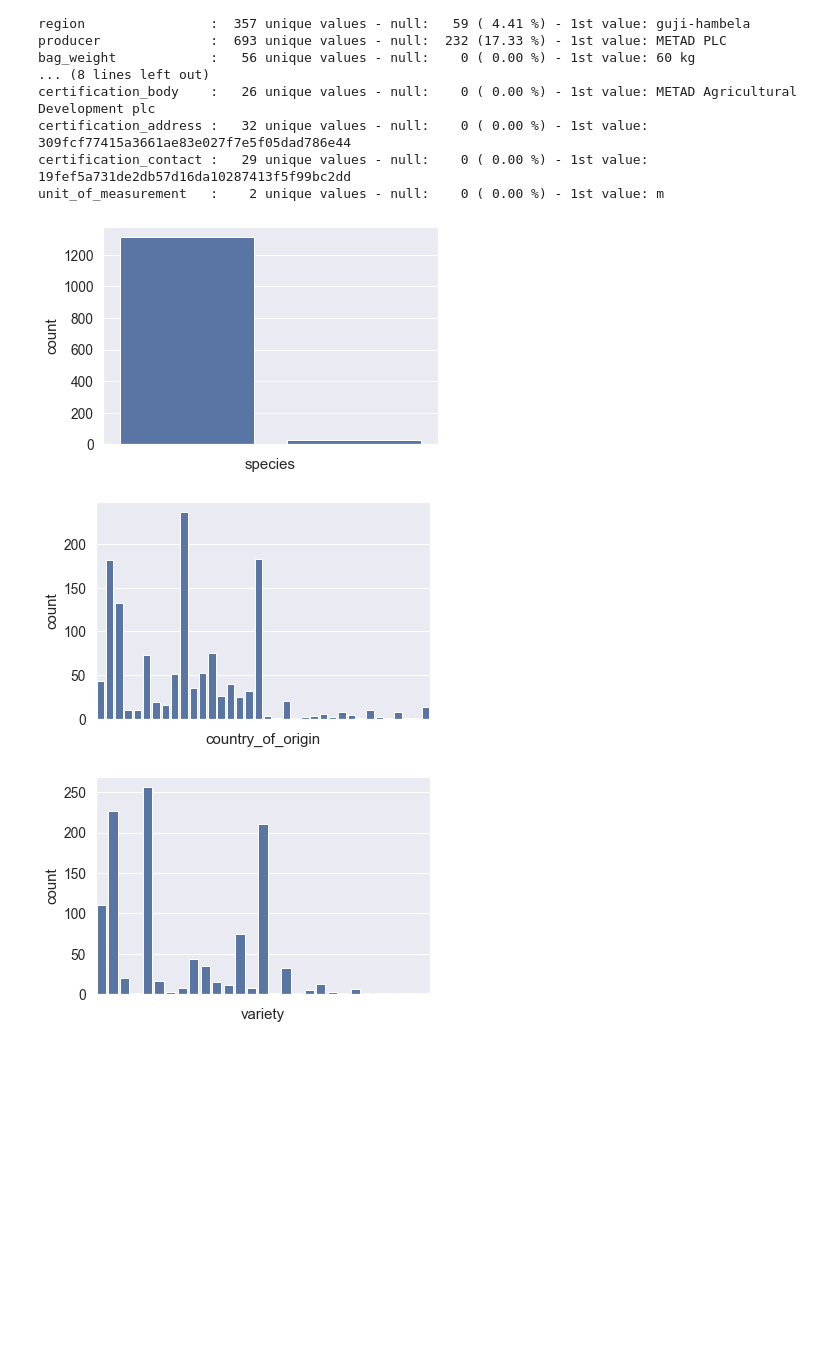
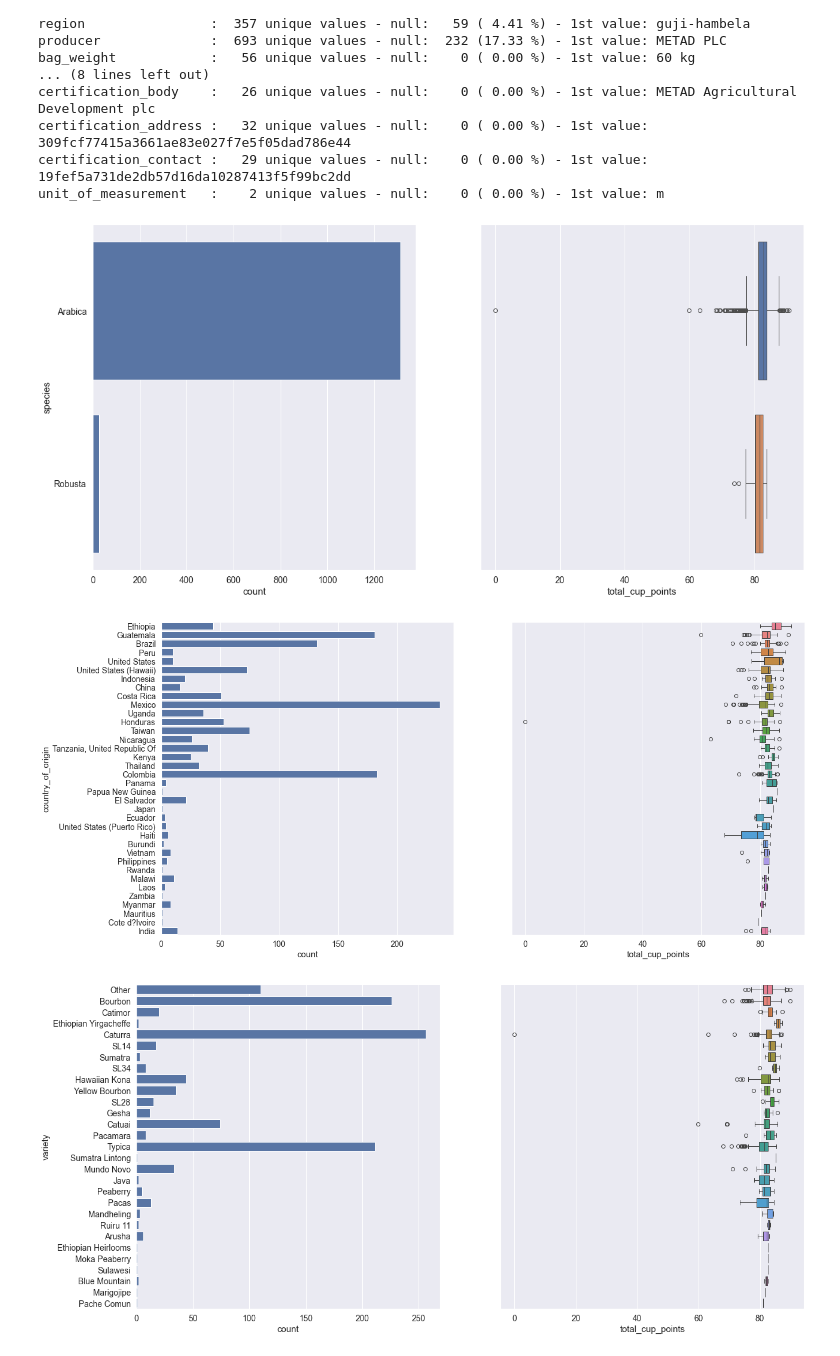
Before and after one commit to wlafargue/CoffeeQuality_ML-Prediction, a Jupyter notebook: Coffee_Quality.ipynb, the cells around one changed output. Cells and saved outputs as stored; diff of their text form; code cells hidden in the pictures; blank space fills up the shorter version.

```diff
--- a/Coffee_Quality.ipynb
+++ b/Coffee_Quality.ipynb
@@ -346,11 +346,12 @@ unit_of_measurement   :    2 unique values - null:    0 ( 0.00 %) - 1st value: m
 # %%
 cat_feat = ['species', 'country_of_origin', 'variety', 'processing_method', 'color']
 
 for f, feat in enumerate(cat_feat):
-    ax = sns.countplot(data=df, x=feat)
-    ax.set_xticklabels([])
+    fig, axs = plt.subplots(1, 2, figsize=(20,10), sharey=True)
+    sns.countplot(data=df, y=feat, ax=axs[0], orient='y')
+    sns.boxplot(data=df, x='total_cup_points', y=feat, hue=feat, ax=axs[1], legend=False)
     plt.show()
 # %% [output]
-[figure, old version]
+[figure, new version]
-[figure, old version]
+[figure, new version]
-[figure, old version]
+[figure, new version]
```
Also changed, not shown: parts of 3 cells of this notebook.
